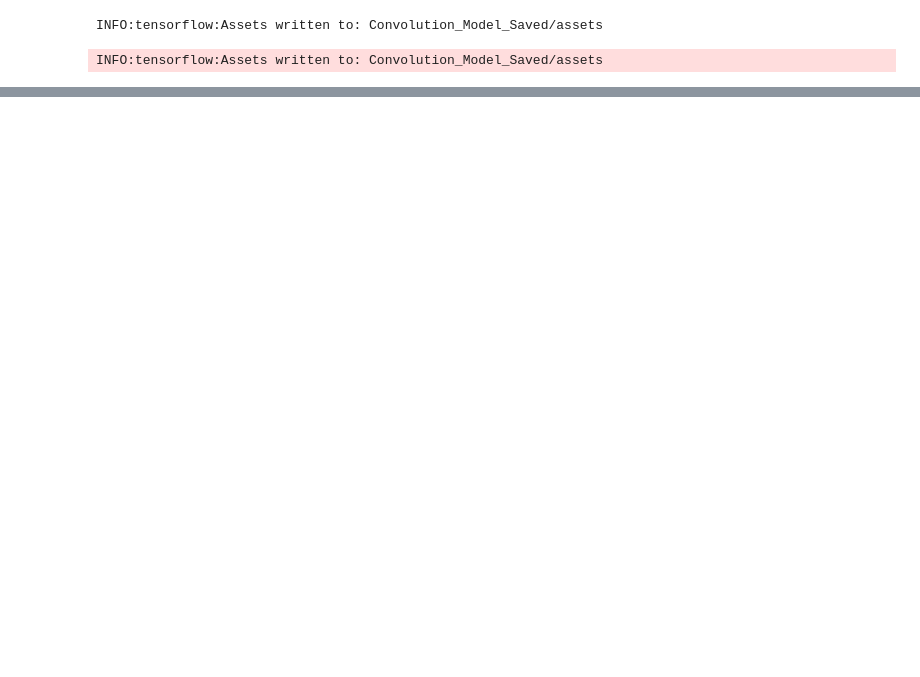
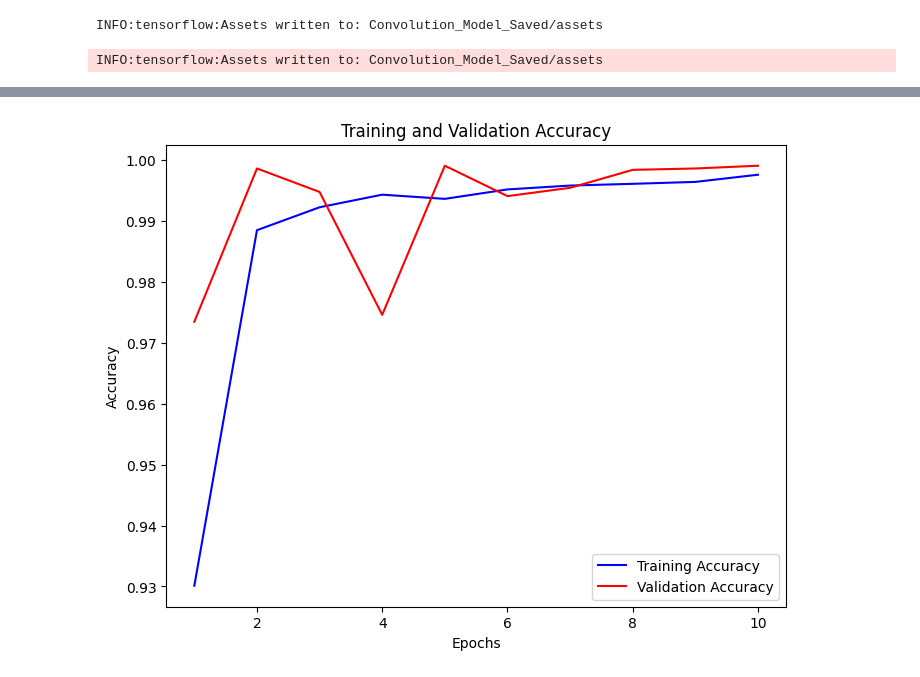
Before and after one commit to JonasBrockmoeller/Traffic-Sign-Recognition, a Jupyter notebook: German-Traffic-Sign-Dataset/Convolutional.ipynb, the cells around one changed output, grey strips where cells are left out. Drawn from its saved outputs; the diff is of its cells as text; code cells hidden in the pictures; blank space fills up the shorter version.

```diff
--- a/German-Traffic-Sign-Dataset/Convolutional.ipynb
+++ b/German-Traffic-Sign-Dataset/Convolutional.ipynb
@@ -28,13 +25,15 @@ Loading data...
 import tensorflow as tf
 from tensorflow.keras.models import Sequential
 from tensorflow.keras.layers import Flatten, Dense, Conv2D, MaxPooling2D, Dropout
+from sklearn.metrics import f1_score
 
 # Assuming your image dimensions and channels
 height = 32  # example height
 width = 32   # example width
 channels = 3  # RGB channels
 
-
+def f1_metric(y_true, y_pred):
+    return tf.py_function(f1_score, (y_true, y_pred > 0.5), tf.float64)
 
 # Define the new model
 model = Sequential([
@@ -76,7 +75,7 @@ model = Sequential([
 ])
 
 # Compile the model
-model.compile(optimizer='adam', loss='binary_crossentropy', metrics=['accuracy'])
+model.compile(optimizer='adam', loss='binary_crossentropy', metrics=['accuracy', f1_metric])
 
 print("Finished building model...")
 # %% [output]
@@ -97,5 +94,5 @@ for i in range(len(labels_valid)):
         labels_valid[i] = 1
 # %%
 # model.fit(images_train, labels_train, epochs=10, validation_data=(images_valid, labels_valid))
-model.fit(images_train, labels_train, epochs=1, validation_data=(images_valid, labels_valid))
+history = model.fit(images_train, labels_train, epochs=10, validation_data=(images_valid, labels_valid))
 # %% [output]
@@ -131,0 +146,20 @@ ValueError: not enough values to unpack (expected 3, got 2)
+# %%
+import matplotlib.pyplot as plt
+
+# Extract accuracy values
+train_accuracy = history.history['accuracy']
+val_accuracy = history.history['val_accuracy']
+
+# Plot accuracy
+fig = plt.figure(figsize=(8, 6))
+epochs = range(1, len(train_accuracy) + 1)
+plt.plot(epochs, train_accuracy, 'b', label='Training Accuracy')
+plt.plot(epochs, val_accuracy, 'r', label='Validation Accuracy')
+plt.title('Training and Validation Accuracy')
+plt.xlabel('Epochs')
+plt.ylabel('Accuracy')
+plt.legend()
+plt.show()
+fig.savefig('binary_cnn.png', dpi=fig.dpi)
+# %% [output]
+[figure, added]
```
Also changed, not shown: parts of 4 cells of this notebook.
